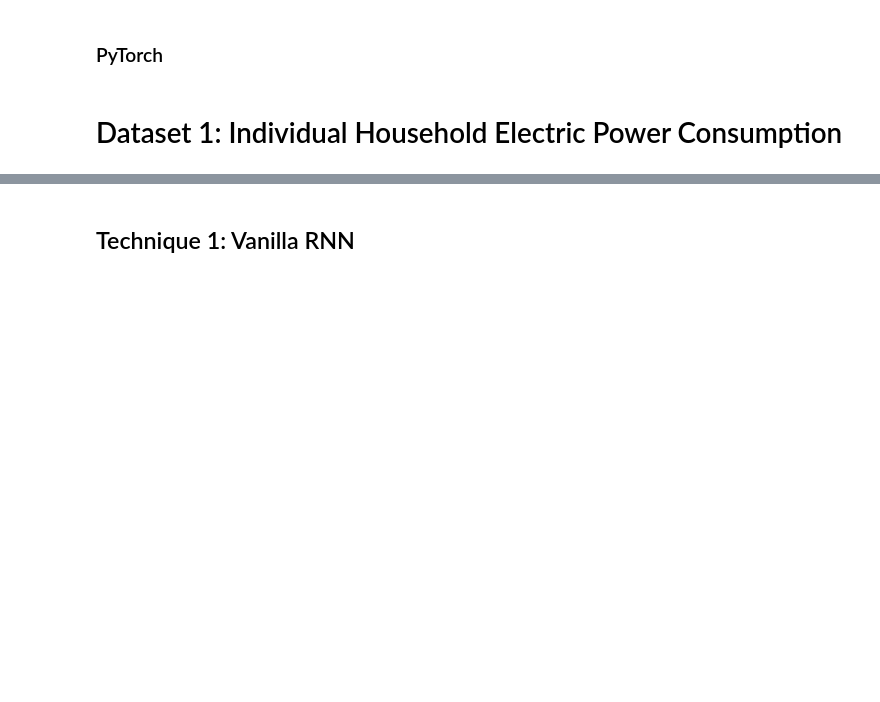
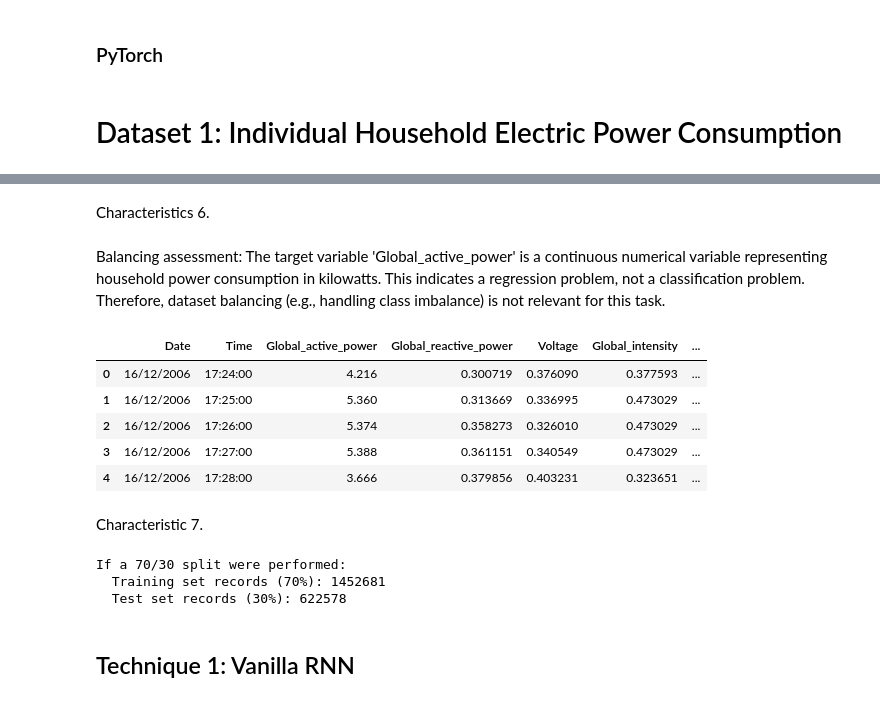
Before and after one commit to amirzon10/deep-learning-techniques-comparison-rnn-tcn, a Jupyter notebook: CA1_APPLIEDdeep_learning.ipynb, the cells around one changed output, grey strips where cells are left out. Saved outputs shown, nothing was run; the diff lists cells and outputs as text; code cells hidden in the pictures; blank space fills up the shorter version.

```diff
--- a/CA1_APPLIEDdeep_learning.ipynb
+++ b/CA1_APPLIEDdeep_learning.ipynb
@@ -237,0 +259,14 @@ print(individual_household_electric_power_consumption.variables)
+# %%
+numeric_cols = [
+    'Global_active_power',
+    'Global_reactive_power',
+    'Voltage',
+    'Global_intensity',
+    'Sub_metering_1',
+    'Sub_metering_2',
+    'Sub_metering_3'
+]
+electric_df[numeric_cols] = electric_df[numeric_cols].apply(
+    pd.to_numeric,
+    errors='coerce'  # invalid values (e.g. '?') become NaN
+)
@@ -238,3 +350,40 @@ print(individual_household_electric_power_consumption.variables)
+# %% [markdown]
+Characteristics 6.
+# %% [markdown]
+Balancing assessment: The target variable 'Global_active_power' is a continuous numerical variable representing household power consumption in kilowatts. This indicates a regression problem, not a classification problem. Therefore, dataset balancing (e.g., handling class imbalance) is not relevant for this task.
+# %%
+# this columns where identified thanks to the summary statistics
+
+numeric_features = [ 'Global_reactive_power', 'Voltage', 'Global_intensity', 'Sub_metering_1', 'Sub_metering_2', 'Sub_metering_3' ]
+
+
+scaler = MinMaxScaler()
+
+electric_scaled_df = electric_df.copy()
+electric_scaled_df[numeric_features] = scaler.fit_transform(electric_df[numeric_features])
+
+electric_scaled_df['Global_active_power'] = electric_df['Global_active_power']
+
+electric_scaled_df.head()
+# %% [output]
+|  | Date | Time | Global_active_power | Global_reactive_power | Voltage | Global_intensity | ... |
+| 0 | 16/12/2006 | 17:24:00 | 4.216 | 0.300719 | 0.376090 | 0.377593 | ... |
+| 1 | 16/12/2006 | 17:25:00 | 5.360 | 0.313669 | 0.336995 | 0.473029 | ... |
+| 2 | 16/12/2006 | 17:26:00 | 5.374 | 0.358273 | 0.326010 | 0.473029 | ... |
+| 3 | 16/12/2006 | 17:27:00 | 5.388 | 0.361151 | 0.340549 | 0.473029 | ... |
+| 4 | 16/12/2006 | 17:28:00 | 3.666 | 0.379856 | 0.403231 | 0.323651 | ... |
+# %% [markdown]
+Characteristic 7.
+# %%
+train_size = int(0.70 * num_records)
+test_size = num_records - train_size
+print(f"If a 70/30 split were performed:")
+print(f"  Training set records (70%): {train_size}")
+print(f"  Test set records (30%): {test_size}")
+# %% [output]
+If a 70/30 split were performed:
+  Training set records (70%): 1452681
+  Test set records (30%): 622578
 # %% [markdown]
 ## Technique 1: Vanilla RNN
 # %% [markdown]
```
Also changed, not shown: parts of 12 cells of this notebook.
